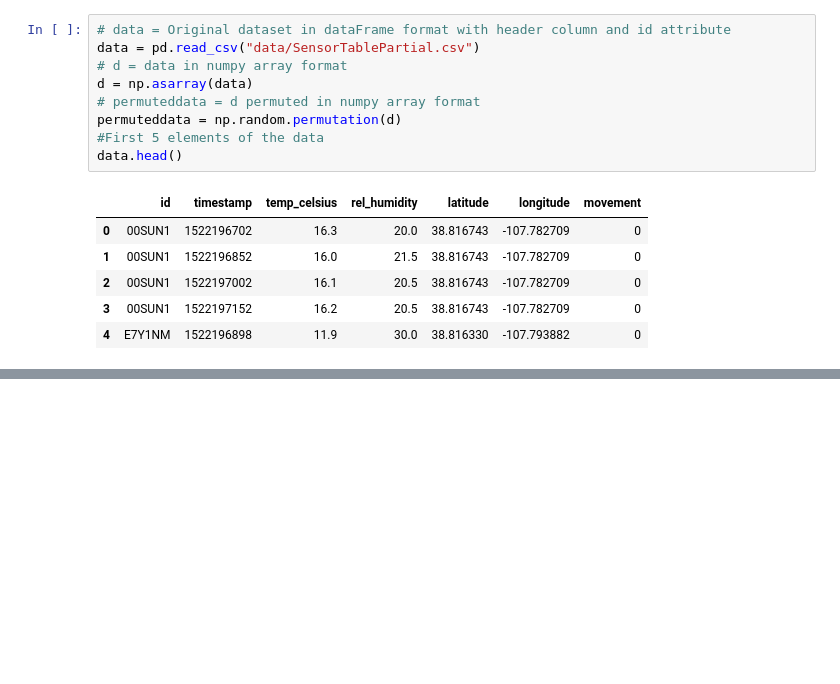
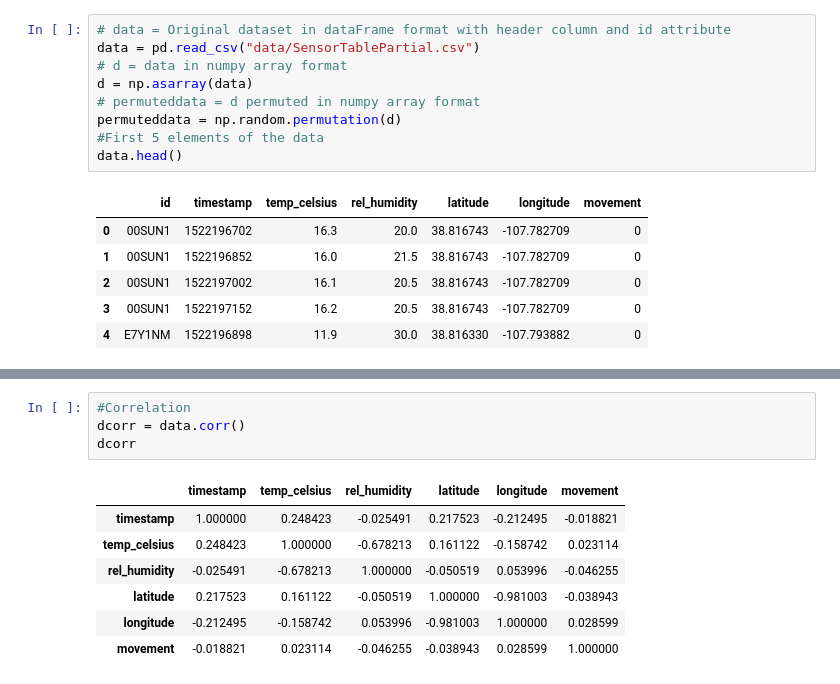
Before and after one commit to skaraoglu/ds_project_smartyields, a Jupyter notebook: Untitled.ipynb, the cells around one changed output, grey strips where cells are left out. Drawn from its saved outputs; the diff is of its cells as text; blank space fills up the shorter version.

```diff
--- a/Untitled.ipynb
+++ b/Untitled.ipynb
@@ -78,0 +135,12 @@ Unique values and their amount for movement column:
+# %%
+#Correlation
+dcorr = data.corr()
+dcorr
+# %% [output]
+|  | timestamp | temp_celsius | rel_humidity | latitude | longitude | movement |
+| timestamp | 1.000000 | 0.248423 | -0.025491 | 0.217523 | -0.212495 | -0.018821 |
+| temp_celsius | 0.248423 | 1.000000 | -0.678213 | 0.161122 | -0.158742 | 0.023114 |
+| rel_humidity | -0.025491 | -0.678213 | 1.000000 | -0.050519 | 0.053996 | -0.046255 |
+| latitude | 0.217523 | 0.161122 | -0.050519 | 1.000000 | -0.981003 | -0.038943 |
+| longitude | -0.212495 | -0.158742 | 0.053996 | -0.981003 | 1.000000 | 0.028599 |
+| movement | -0.018821 | 0.023114 | -0.046255 | -0.038943 | 0.028599 | 1.000000 |
```
Also changed, not shown: parts of 15 cells of this notebook.
